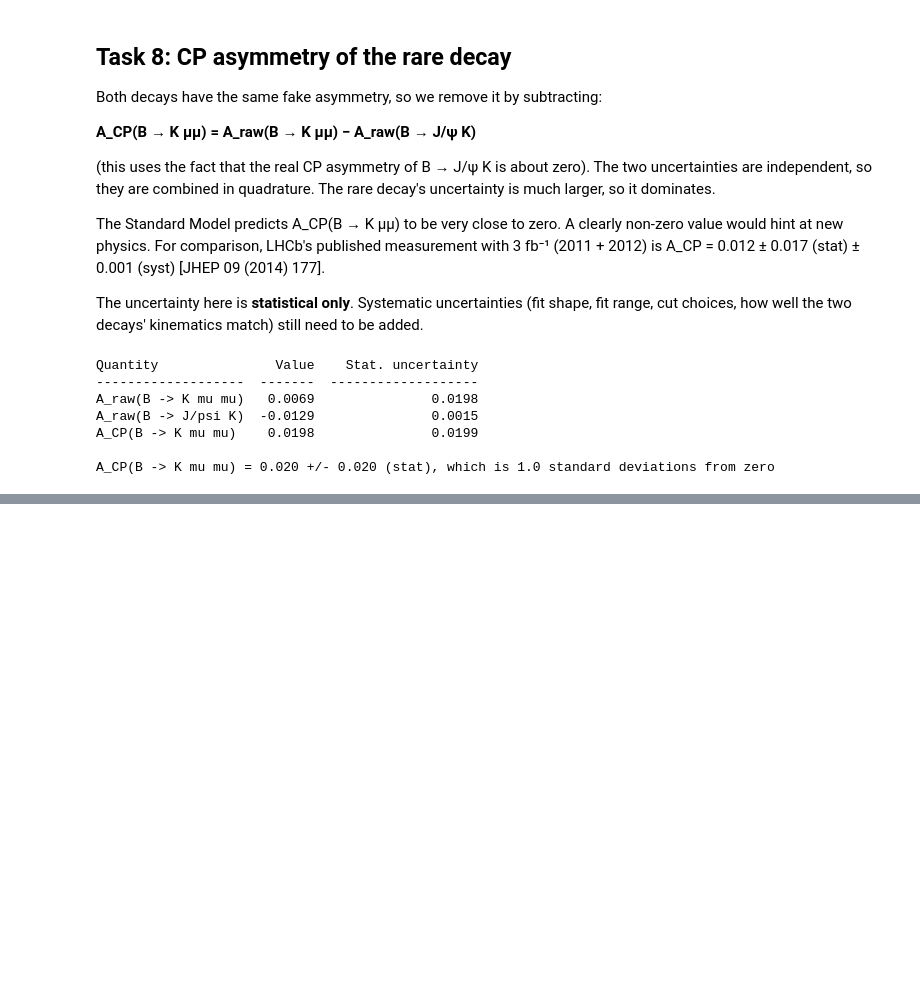
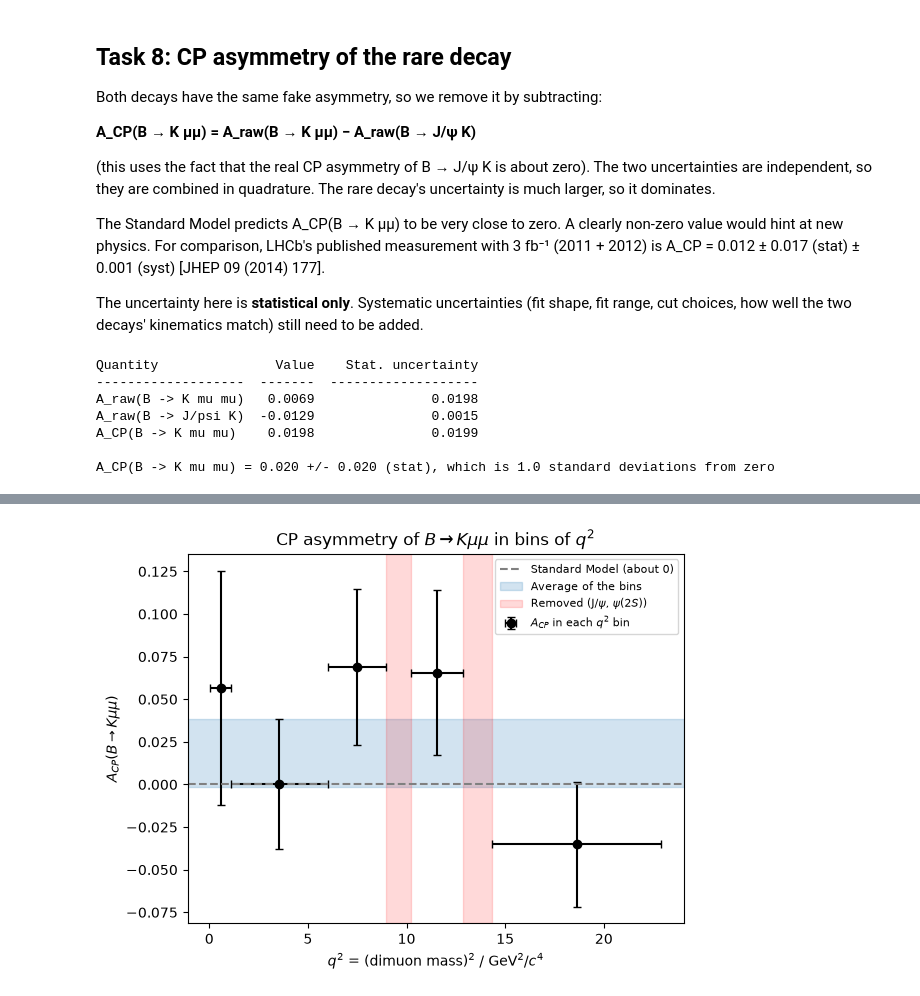
Before and after one commit to kamil-magom/kamil-sahrid-y3-cycle1-lab, a Jupyter notebook: sahrid/workbook.ipynb, the cells around one changed output, grey strips where cells are left out. Drawn from its saved outputs; the diff is of its cells as text; code cells hidden in the pictures; blank space fills up the shorter version.

```diff
--- a/sahrid/workbook.ipynb
+++ b/sahrid/workbook.ipynb
@@ -1754,0 +1899,24 @@ A_CP(B -> K mu mu) = 0.020 +/- 0.020 (stat), which is 1.0 standard deviations fr
+# %%
+#A_CP against q^2
+q2_lo   = np.array([(r['lo'] / 1000)**2 for r in bin_results])
+q2_hi   = np.array([(r['hi'] / 1000)**2 for r in bin_results])
+a_cp    = np.array([r['A_CP'] for r in bin_results])
+a_cp_er = np.array([r['A_CP_err'] for r in bin_results])
+
+plt.errorbar(0.5 * (q2_lo + q2_hi), a_cp, xerr=0.5 * (q2_hi - q2_lo), yerr=a_cp_er,
+             fmt='o', color='black', capsize=3, label=r'$A_{CP}$ in each $q^2$ bin')
+plt.axhline(0, color='grey', linestyle='--', label='Standard Model (about 0)')
+plt.axhspan(avg_cp - avg_cp_err, avg_cp + avg_cp_err, color='tab:blue', alpha=0.2, label='Average of the bins')
+
+#Shade the regions removed by the J/psi and psi(2S) vetoes
+for k, (m, name) in enumerate(((M_JPSI, r'J/$\psi$'), (M_PSI2S, r'$\psi(2S)$'))):
+    plt.axvspan(((m - 100) / 1000)**2, ((m + 100) / 1000)**2, color='red', alpha=0.15,
+                label='Removed (J/$\\psi$, $\\psi(2S)$)' if k == 0 else None)
+
+plt.xlabel(r'$q^2$ = (dimuon mass)$^2$ / GeV$^2$/$c^4$')
+plt.ylabel(r'$A_{CP}(B \to K \mu\mu)$')
+plt.title(r'CP asymmetry of $B \to K \mu\mu$ in bins of $q^2$')
+plt.legend(fontsize=8)
+plt.show()
+# %% [output]
+[figure, added]
```
Also changed, not shown: parts of 10 cells of this notebook.
